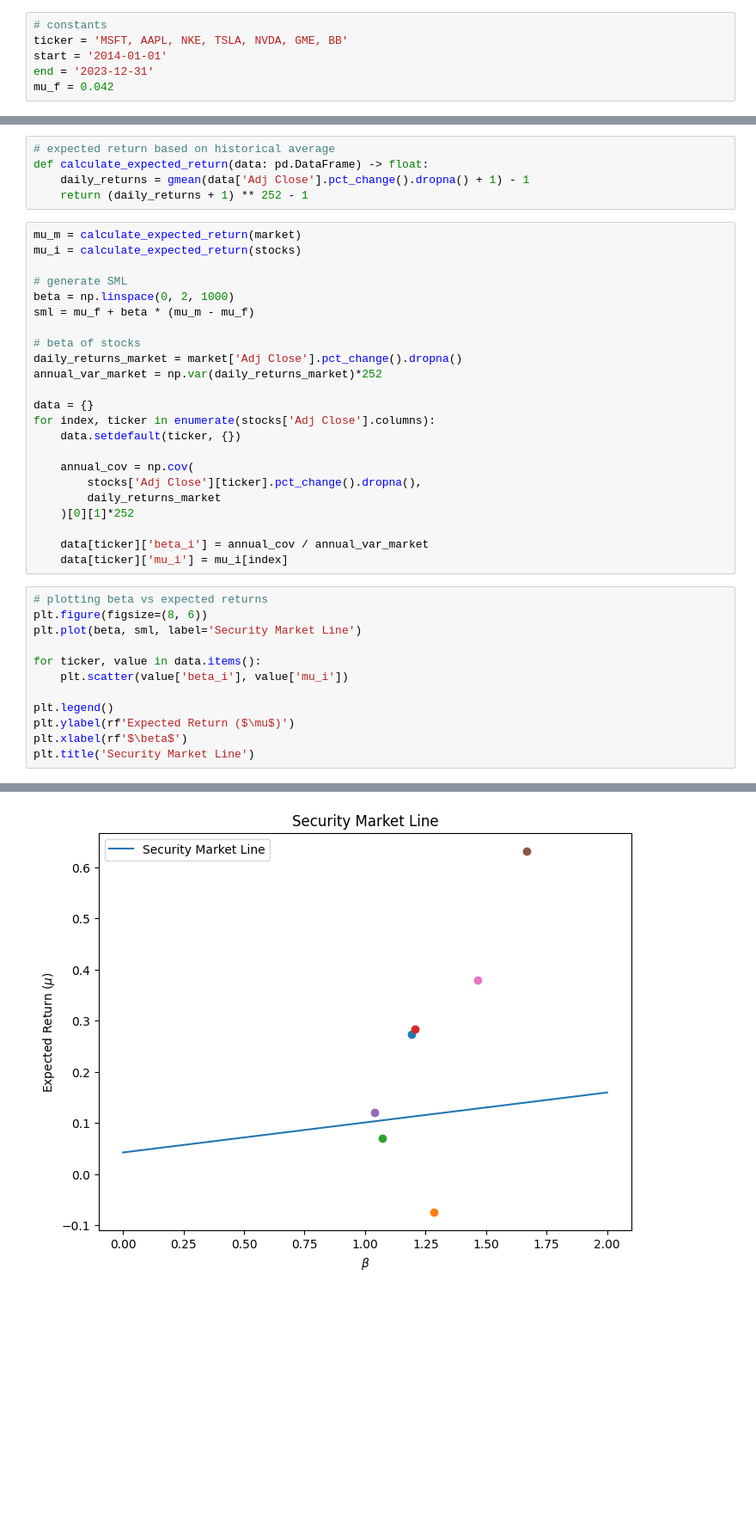
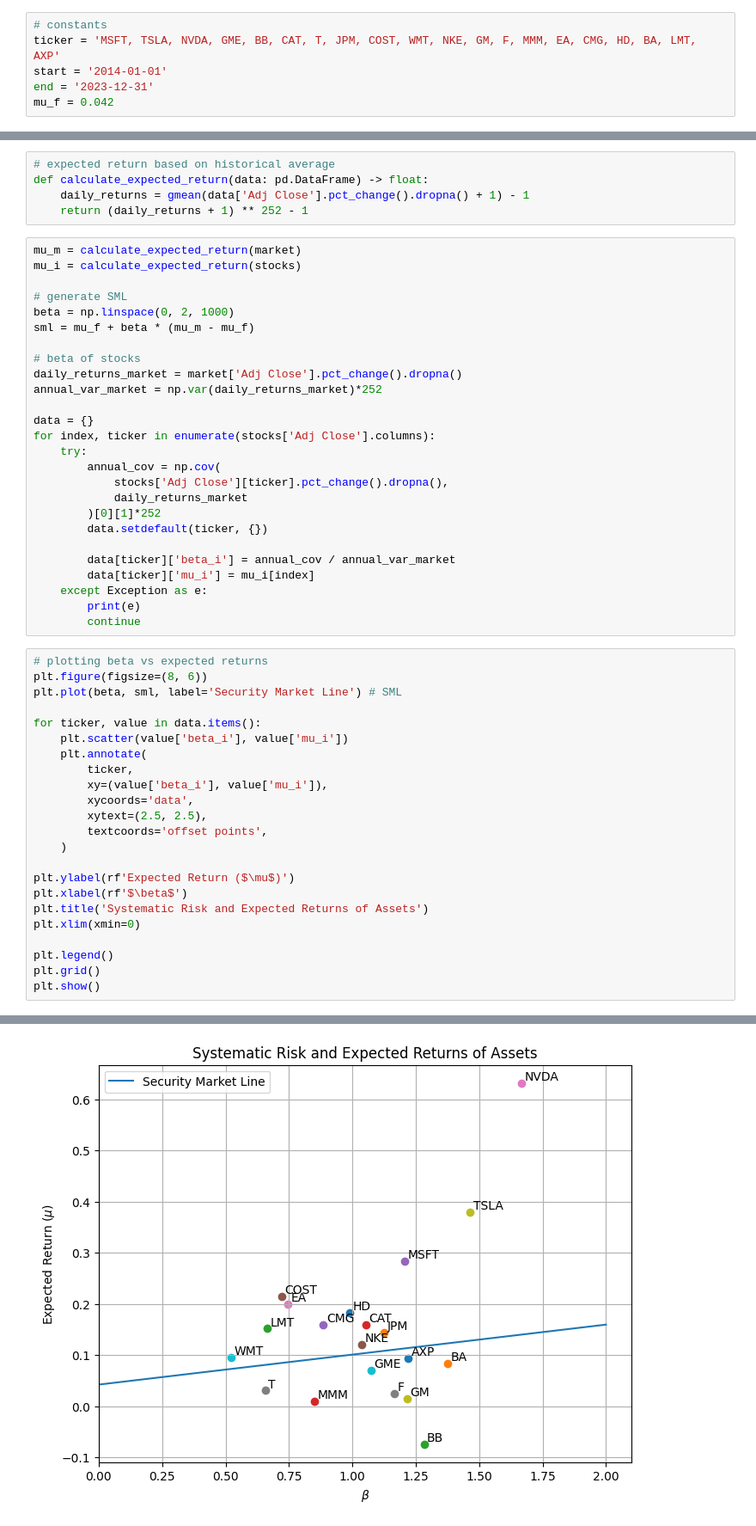
Before and after one commit to yangsu01/funance_blog, a Jupyter notebook: blogs/07-CAPM/CAPM.ipynb, the cells around one changed output, grey strips where cells are left out. Shown at 86% size. Cells and saved outputs as stored; diff of their text form; blank space fills up the shorter version.

Commit message:
update plots

```diff
--- a/blogs/07-CAPM/CAPM.ipynb
+++ b/blogs/07-CAPM/CAPM.ipynb
@@ -6,7 +6,7 @@ import yfinance as yf
 from scipy.stats import gmean
 # %%
 # constants
-ticker = 'MSFT, AAPL, NKE, TSLA, NVDA, GME, BB'
+ticker = 'MSFT, TSLA, NVDA, GME, BB, CAT, T, JPM, COST, WMT, NKE, GM, F, MMM, EA, CMG, HD, BA, LMT, AXP'
 start = '2014-01-01'
 end = '2023-12-31'
 mu_f = 0.042
@@ -36,25 +59,39 @@ annual_var_market = np.var(daily_returns_market)*252
 
 data = {}
 for index, ticker in enumerate(stocks['Adj Close'].columns):
-    data.setdefault(ticker, {})
+    try:
+        annual_cov = np.cov(
+            stocks['Adj Close'][ticker].pct_change().dropna(),
+            daily_returns_market
+        )[0][1]*252
+        data.setdefault(ticker, {})
 
-    annual_cov = np.cov(
-        stocks['Adj Close'][ticker].pct_change().dropna(),
-        daily_returns_market
-    )[0][1]*252
-
-    data[ticker]['beta_i'] = annual_cov / annual_var_market
-    data[ticker]['mu_i'] = mu_i[index]
+        data[ticker]['beta_i'] = annual_cov / annual_var_market
+        data[ticker]['mu_i'] = mu_i[index]
+    except Exception as e:
+        print(e)
+        continue
 # %%
 # plotting beta vs expected returns
 plt.figure(figsize=(8, 6))
-plt.plot(beta, sml, label='Security Market Line')
+plt.plot(beta, sml, label='Security Market Line') # SML
 
 for ticker, value in data.items():
     plt.scatter(value['beta_i'], value['mu_i'])
+    plt.annotate(
+        ticker,
+        xy=(value['beta_i'], value['mu_i']),
+        xycoords='data',
+        xytext=(2.5, 2.5),
+        textcoords='offset points',
+    )
+
+plt.ylabel(rf'Expected Return ($\mu$)')
+plt.xlabel(rf'$\beta$')
+plt.title('Systematic Risk and Expected Returns of Assets')
+plt.xlim(xmin=0)
 
 plt.legend()
-plt.ylabel(rf'Expected Return ($\mu$)')
-plt.xlabel(rf'$\beta$')
-plt.title('Security Market Line')
+plt.grid()
+plt.show()
 # %% [output]
@@ -62 +98 @@ Text(0.5, 1.0, 'Security Market Line')
-[figure, old version]
+[figure, new version]
```
Also changed, not shown: parts of 4 cells of this notebook.
